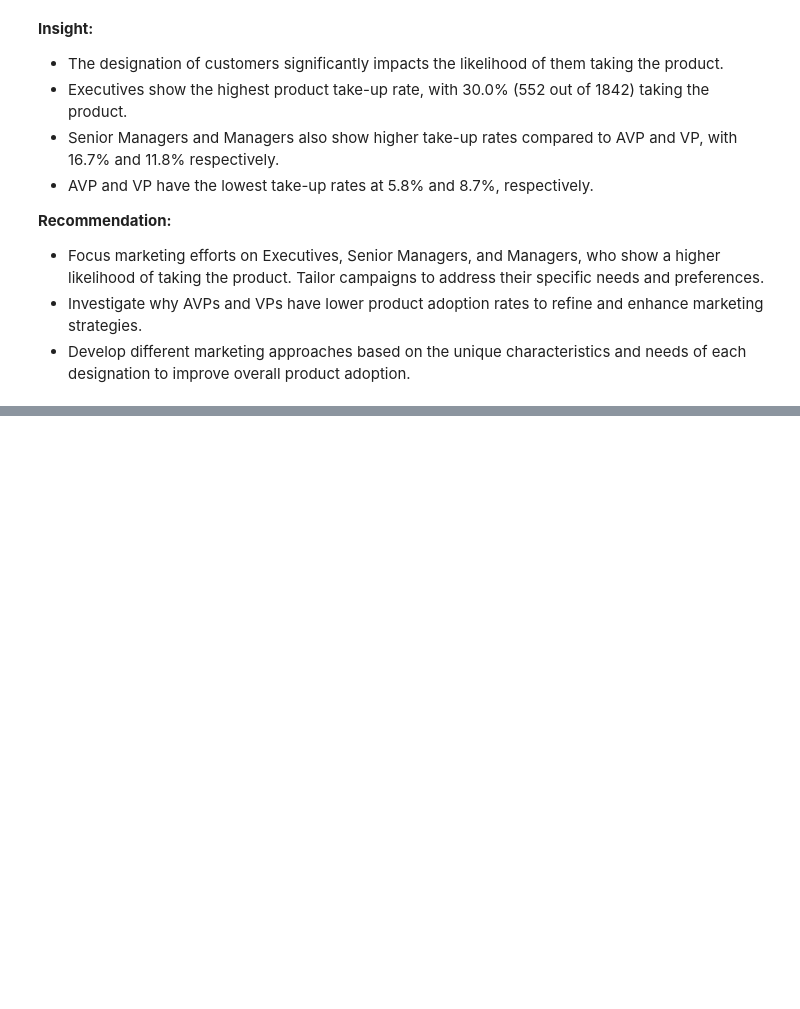
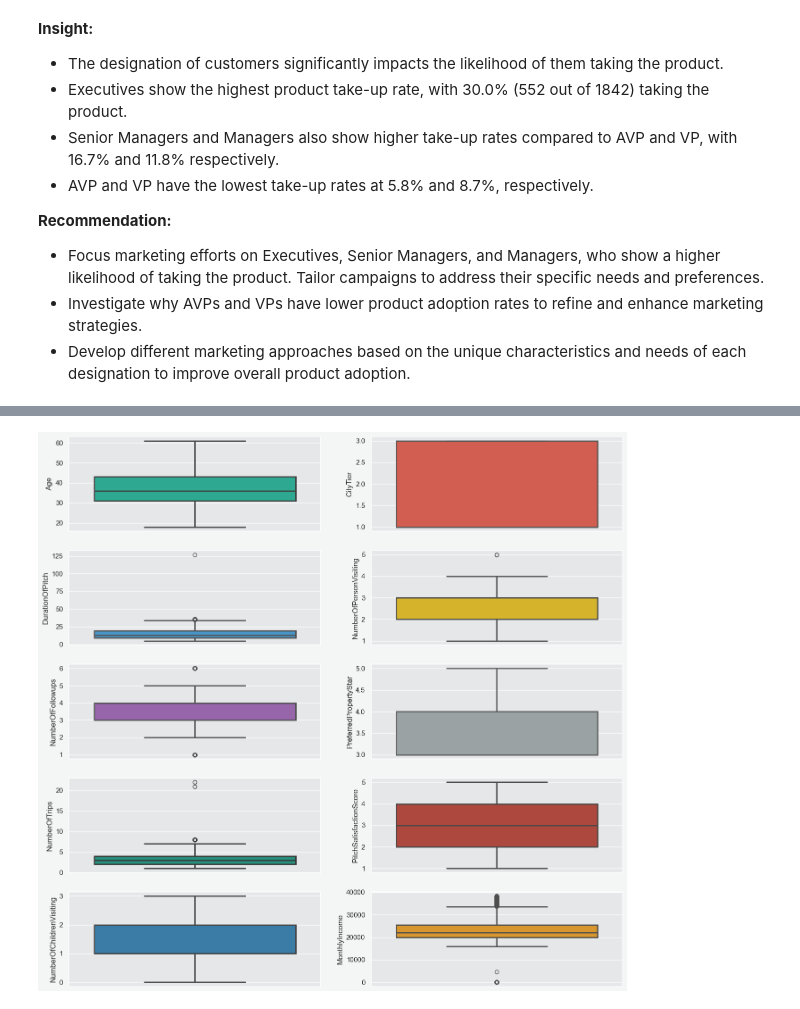
Before and after one commit to kevinusmayadhy/Holiday-Package-Prediction, a Jupyter notebook: Code.ipynb, the cells around one changed output, grey strips where cells are left out. Saved outputs shown, nothing was run; the diff lists cells and outputs as text; code cells hidden in the pictures; blank space fills up the shorter version.

Commit message:
added data preprocessing

```diff
--- a/Code.ipynb
+++ b/Code.ipynb
@@ -544,0 +577,4 @@ plt.show()
+# %%
+df_train = X_train
+df_train['ProdTaken'] = y_train
+df_train
@@ -544,0 +636,7 @@ plt.show()
+# %%
+df_train['DurationOfPitch'] = df_train['DurationOfPitch'].fillna(df_train['DurationOfPitch'].median())
+df_train['MonthlyIncome'] = df_train['MonthlyIncome'].fillna(0)
+df_train['Age'] = df_train['Age'].fillna(df_train['Age'].median())
+df_train['NumberOfTrips'] = df_train['NumberOfTrips'].fillna(df_train['NumberOfTrips'].median())
+df_train['NumberOfChildrenVisiting'] = df_train['NumberOfChildrenVisiting'].fillna(0)
+missing_value(df_train)
@@ -544,0 +661,3 @@ plt.show()
+# %%
+df_train = df_train.dropna()
+df_train
@@ -544,0 +678,2 @@ plt.show()
+# %%
+df_train = df_train.reset_index(drop=True)
@@ -544,0 +688,8 @@ plt.show()
+# %%
+numeric.remove('ProdTaken')
+plt.figure(figsize=(16, 16))
+for i in range (0, len(numeric)):
+  plt.subplot(math.ceil(len(numeric)/2), 2, i+1)
+  sns.boxplot(data=df_train, y=numeric[i], linewidth=2, orient='v', color = colors[i])
+# %% [output]
+[figure, added]
```
Also changed, not shown: parts of 43 cells of this notebook.
